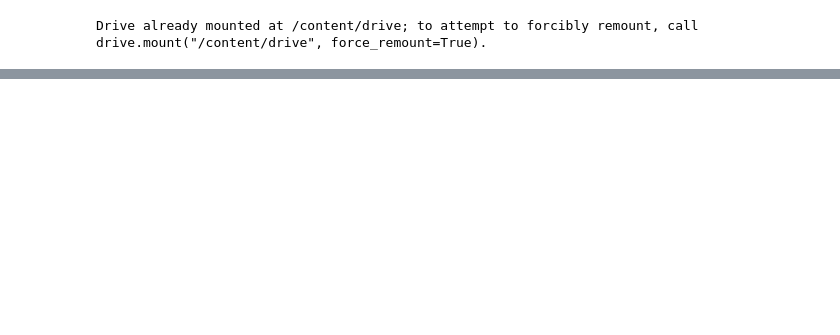
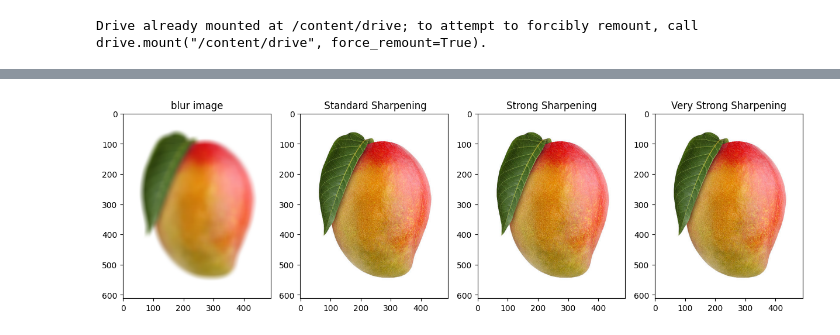
Before and after one commit to prithweeraaj/Computer-Vision-, a Jupyter notebook: karnel_class_7ipynb.ipynb, the cells around one changed output, grey strips where cells are left out. Saved outputs shown, nothing was run; the diff lists cells and outputs as text; code cells hidden in the pictures; blank space fills up the shorter version.

```diff
--- a/karnel_class_7ipynb.ipynb
+++ b/karnel_class_7ipynb.ipynb
@@ -26,0 +53,37 @@ plt.imshow(filtered_image)
+# %%
+img2=cv2.imread("/content/istockphoto-911274308-612x612.jpg")
+img2=cv2.cvtColor(img2,cv2.COLOR_BGR2RGB)
+
+kernel11=np.ones((20,20),np.float32)/400
+blur_img11=cv2.filter2D(img2,-1,kernel11)
+#plt.imshow(blur_img11)
+
+sharpen_kernel=np.array([[0,-1,0],[-1,5,-1],[0,-1,0]],np.float32)
+shap_img=cv2.filter2D(img2,-1,sharpen_kernel)
+#plt.imshow(shap_img)
+
+sharpen_kerne1 =np.array([[-1,-1,-1],[-1,9,-1],[-1,-1,-1]],np.float32)
+shap_img=cv2.filter2D(img2,-1,sharpen_kerne1 )
+
+sharpen_kernel2=np.array([[0,-.5,0],[-.5,3,-.5],[0,-.5,0]],np.float32)
+shap_img=cv2.filter2D(img2,-1,sharpen_kernel2)
+
+
+
+
+plt.figure(figsize=(15,5))
+plt.subplot(1,4,1)
+plt.title("blur image")
+plt.imshow(blur_img11)
+plt.subplot(1,4,2)
+plt.title(" Standard Sharpening")
+plt.imshow(shap_img)
+plt.subplot(143)
+plt.title("Strong Sharpening")
+plt.imshow(shap_img)
+plt.subplot(1,4,4)
+plt.title("Very Strong Sharpening")
+plt.imshow(shap_img)
+plt.show()
+# %% [output]
+[figure, added]
```
Also changed, not shown: parts of 4 cells of this notebook.
